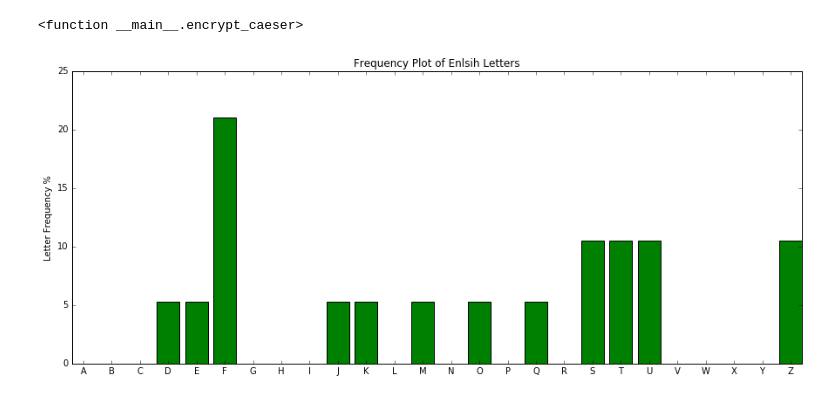
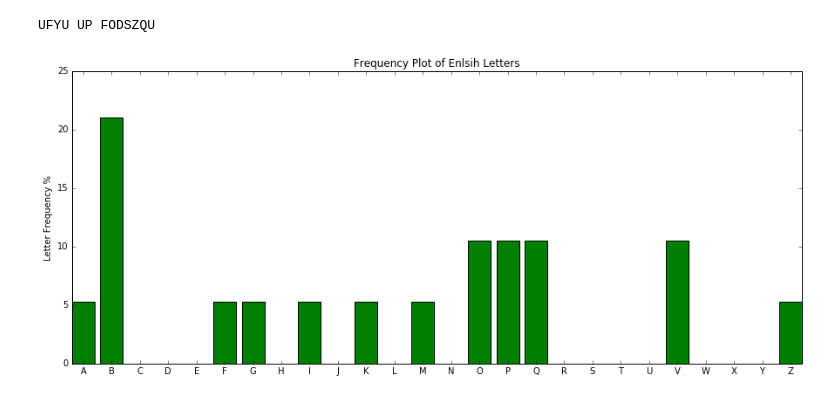
Before and after one commit to TuanaCelik/BrilliantCiphers, a Jupyter notebook: FrequencyVisualizer.ipynb, the cells around one changed output. Cells and saved outputs as stored; diff of their text form; code cells hidden in the pictures.

```diff
--- a/FrequencyVisualizer.ipynb
+++ b/FrequencyVisualizer.ipynb
@@ -43,20 +42,27 @@ def get_frequency_plot(txt):
 def encrypt_caeser(text, shift):
     result = ""
     text = normalize_text(text)
-    # traverse text
     for i in range(len(text)):
         char = text[i]
         if alphabet.count(char) < 1:
             result += char
         else:
             result += chr((ord(char) + shift-65) % 26 + 65)
-        get_frequency_plot(result)
-
-
-interact(encrypt_caeser, text="Try changing this text", shift=(0,25))
+    return result
-# %% [output]
-<function __main__.encrypt_caeser>
-[figure, removed]
+# %%
+text="Text to encrypt"
+shift=1
+
+print(encrypt_caeser(text, shift))
+# %% [output]
+UFYU UP FODSZQU
+# %%
+def plot_caeser_encrypted(text, shift):
+    get_frequency_plot(encrypt_caeser(text, shift))
+
+interact(plot_caeser_encrypted, text="Try changing this text", shift=(0,25))
+# %% [output]
+[figure, added]
 # %%
 def generate_key(text, key):
     key = list(key)
```
Also changed, not shown: parts of 7 cells of this notebook.
